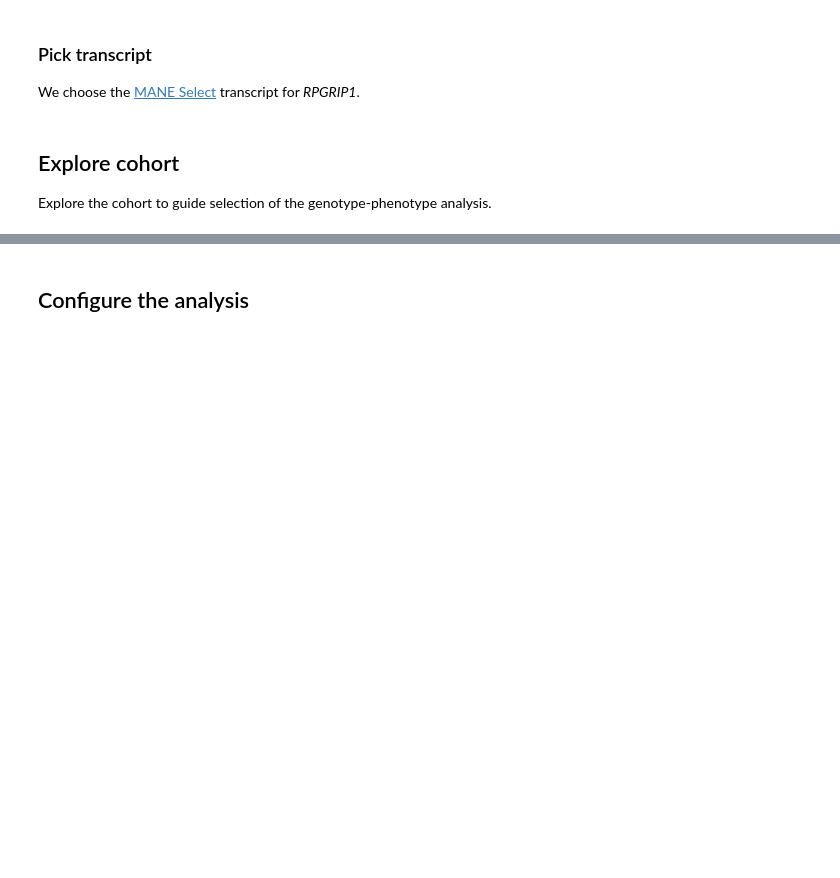
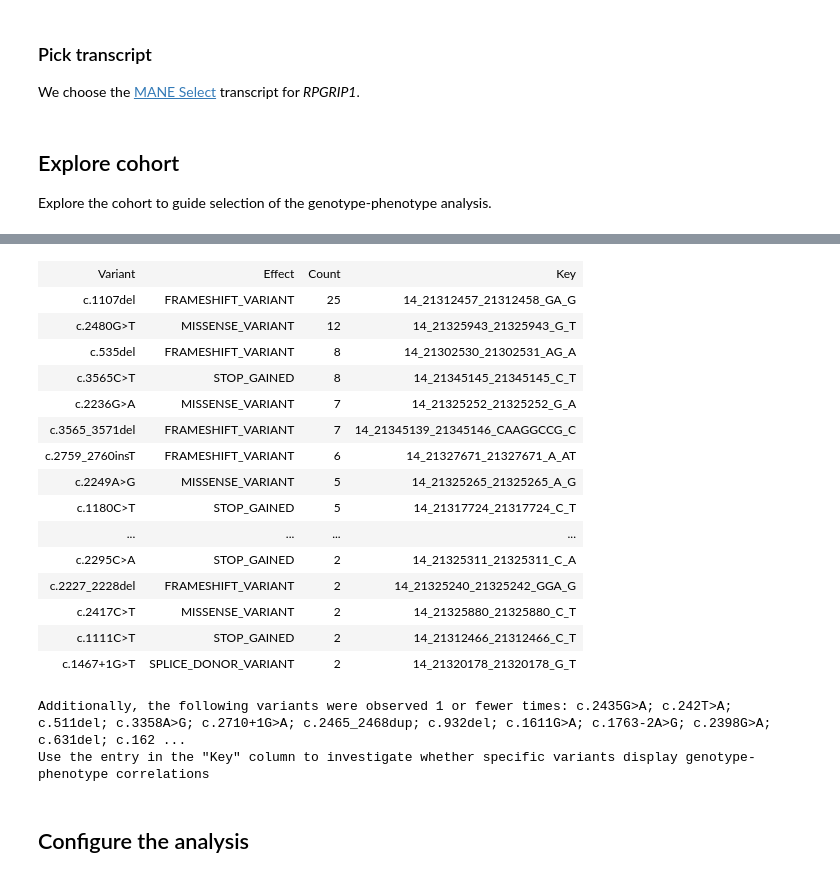
Before and after one commit to monarch-initiative/gpsea, a Jupyter notebook: notebooks/RPGRIP1/RPGRIP1.ipynb, the cells around one changed output, grey strips where cells are left out. Drawn from its saved outputs; the diff is of its cells as text; code cells hidden in the pictures; blank space fills up the shorter version.

```diff
--- a/notebooks/RPGRIP1/RPGRIP1.ipynb
+++ b/notebooks/RPGRIP1/RPGRIP1.ipynb
@@ -62,4 +62,7 @@ tx_id = 'NM_020366.4'
 
 Explore the cohort to guide selection of the genotype-phenotype analysis.
 # %%
-cohort.list_all_variants()
+from IPython.display import HTML, display
+from genophenocorr.view import CohortViewer
+
+viewer = CohortViewer(hpo)
@@ -104,3 +106,24 @@ cohort.list_data_by_tx()
+# %%
+display(HTML(viewer.variants_table(cohort, tx_id)))
+# %% [output]
+| Variant | Effect | Count | Key |
+| c.1107del | FRAMESHIFT_VARIANT | 25 | 14_21312457_21312458_GA_G |
+| c.2480G>T | MISSENSE_VARIANT | 12 | 14_21325943_21325943_G_T |
+| c.535del | FRAMESHIFT_VARIANT | 8 | 14_21302530_21302531_AG_A |
+| c.3565C>T | STOP_GAINED | 8 | 14_21345145_21345145_C_T |
+| c.2236G>A | MISSENSE_VARIANT | 7 | 14_21325252_21325252_G_A |
+| c.3565_3571del | FRAMESHIFT_VARIANT | 7 | 14_21345139_21345146_CAAGGCCG_C |
+| c.2759_2760insT | FRAMESHIFT_VARIANT | 6 | 14_21327671_21327671_A_AT |
+| c.2249A>G | MISSENSE_VARIANT | 5 | 14_21325265_21325265_A_G |
+| c.1180C>T | STOP_GAINED | 5 | 14_21317724_21317724_C_T |
+| ... | ... | ... | ... |
+| c.2295C>A | STOP_GAINED | 2 | 14_21325311_21325311_C_A |
+| c.2227_2228del | FRAMESHIFT_VARIANT | 2 | 14_21325240_21325242_GGA_G |
+| c.2417C>T | MISSENSE_VARIANT | 2 | 14_21325880_21325880_C_T |
+| c.1111C>T | STOP_GAINED | 2 | 14_21312466_21312466_C_T |
+| c.1467+1G>T | SPLICE_DONOR_VARIANT | 2 | 14_21320178_21320178_G_T |
+Additionally, the following variants were observed 1 or fewer times: c.2435G>A; c.242T>A; c.511del; c.3358A>G; c.2710+1G>A; c.2465_2468dup; c.932del; c.1611G>A; c.1763-2A>G; c.2398G>A; c.631del; c.162 ...
+Use the entry in the "Key" column to investigate whether specific variants display genotype-phenotype correlations
 # %% [markdown]
 ## Configure the analysis
 # %%
```
Also changed, not shown: parts of 10 cells of this notebook, 2 other files.
